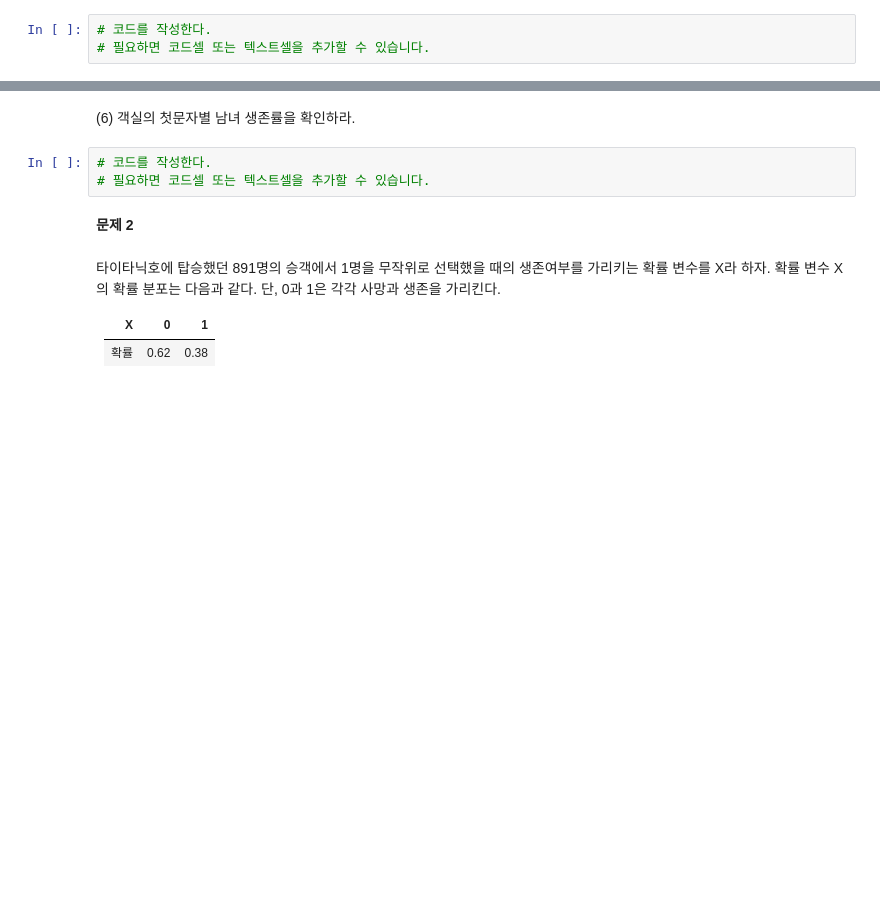
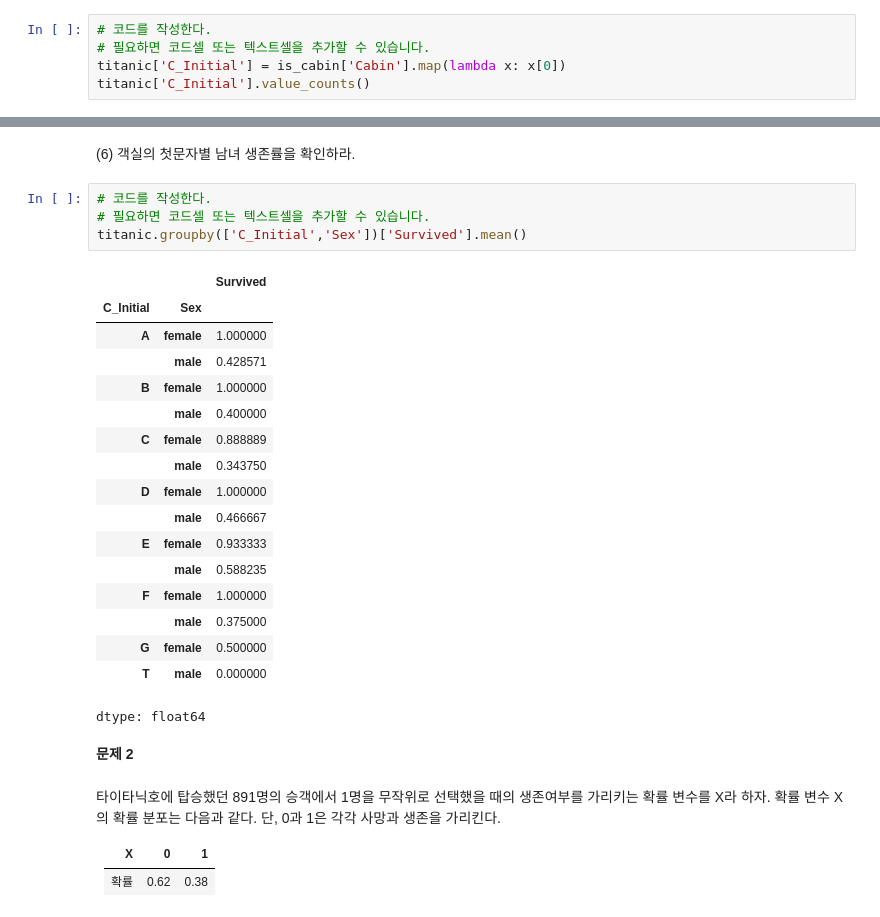
Before and after one commit to sh-coding/-, a Jupyter notebook: practices/practice-probability.ipynb, the cells around one changed output, grey strips where cells are left out. Saved outputs shown, nothing was run; the diff lists cells and outputs as text; blank space fills up the shorter version.

```diff
--- a/practices/practice-probability.ipynb
+++ b/practices/practice-probability.ipynb
@@ -672,3 +672,5 @@ dtype: float64
 # %%
 # 코드를 작성한다.
 # 필요하면 코드셀 또는 텍스트셀을 추가할 수 있습니다.
+titanic['C_Initial'] = is_cabin['Cabin'].map(lambda x: x[0])
+titanic['C_Initial'].value_counts()
@@ -687,6 +727,25 @@ dtype: float64
 # %%
 # 코드를 작성한다.
 # 필요하면 코드셀 또는 텍스트셀을 추가할 수 있습니다.
+titanic.groupby(['C_Initial','Sex'])['Survived'].mean()
+# %% [output]
+|  |  | Survived |
+| C_Initial | Sex |  |
+| A | female | 1.000000 |
+|  | male | 0.428571 |
+| B | female | 1.000000 |
+|  | male | 0.400000 |
+| C | female | 0.888889 |
+|  | male | 0.343750 |
+| D | female | 1.000000 |
+|  | male | 0.466667 |
+| E | female | 0.933333 |
+|  | male | 0.588235 |
+| F | female | 1.000000 |
+|  | male | 0.375000 |
+| G | female | 0.500000 |
+| T | male | 0.000000 |
+dtype: float64
 # %% [markdown]
 **문제 2**
 # %% [markdown]
```
Also changed, not shown: parts of 5 cells of this notebook.
